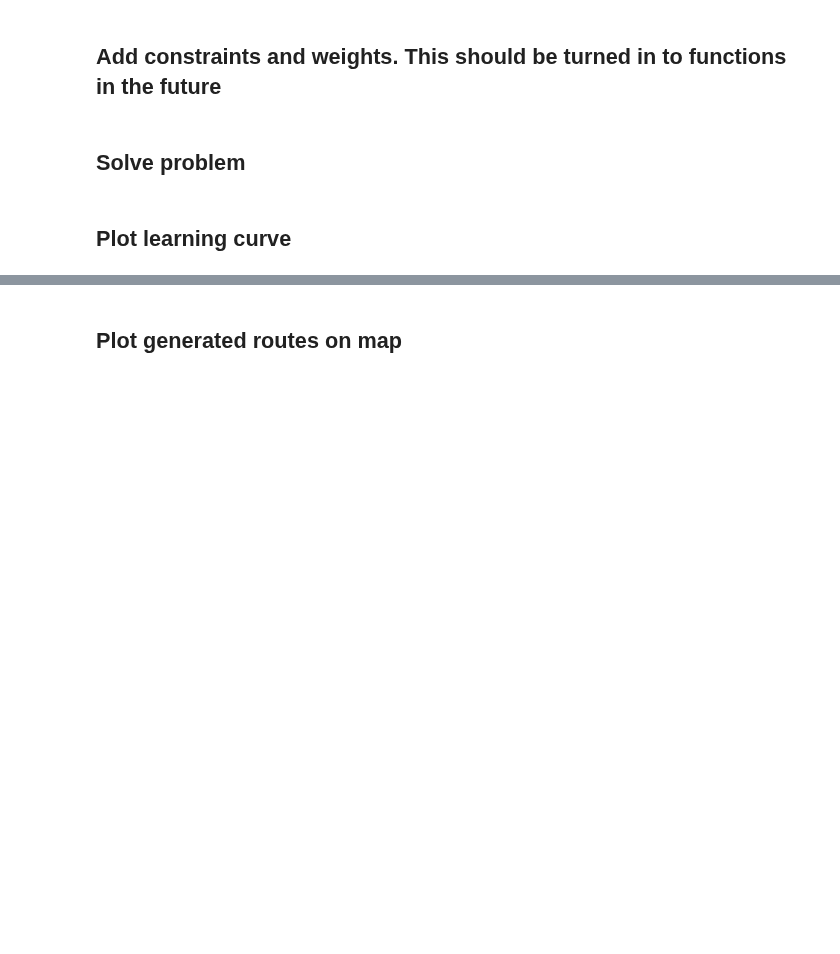
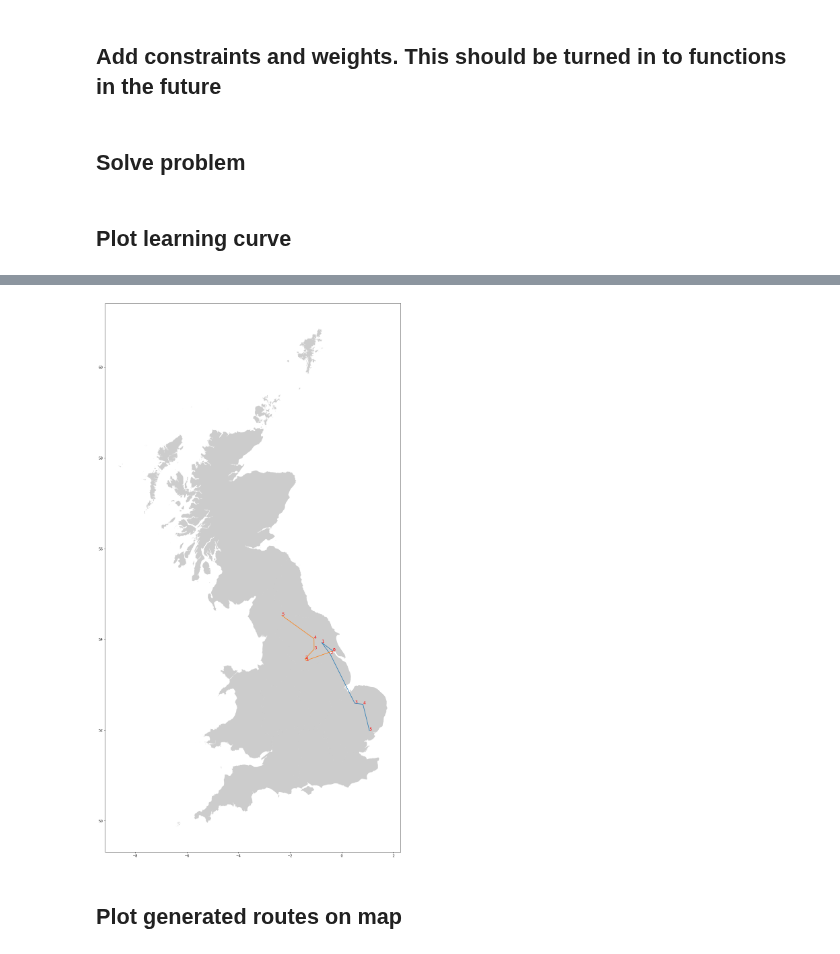
Before and after one commit to kallekj/Explorer, a Jupyter notebook: src/Router.ipynb, the cells around one changed output, grey strips where cells are left out. Drawn from its saved outputs; the diff is of its cells as text; code cells hidden in the pictures; blank space fills up the shorter version.

Commit message:
Working optimizer classes

```diff
--- a/src/Router.ipynb
+++ b/src/Router.ipynb
@@ -258,3 +258,7 @@ print(get_unary_route_costs(data,["demands"],optimizerSA.get_routes()))
+# %%
+plot_routes(optimizerSA.get_routes(),points_coordinate,dbf,station_ids = False, here_api=False, api_key=api)
+# %% [output]
+[figure, added]
 # %% [markdown]
 ## Plot generated routes on map
 # %%
```
Also changed, not shown: parts of 5 cells of this notebook, 1 other file.
